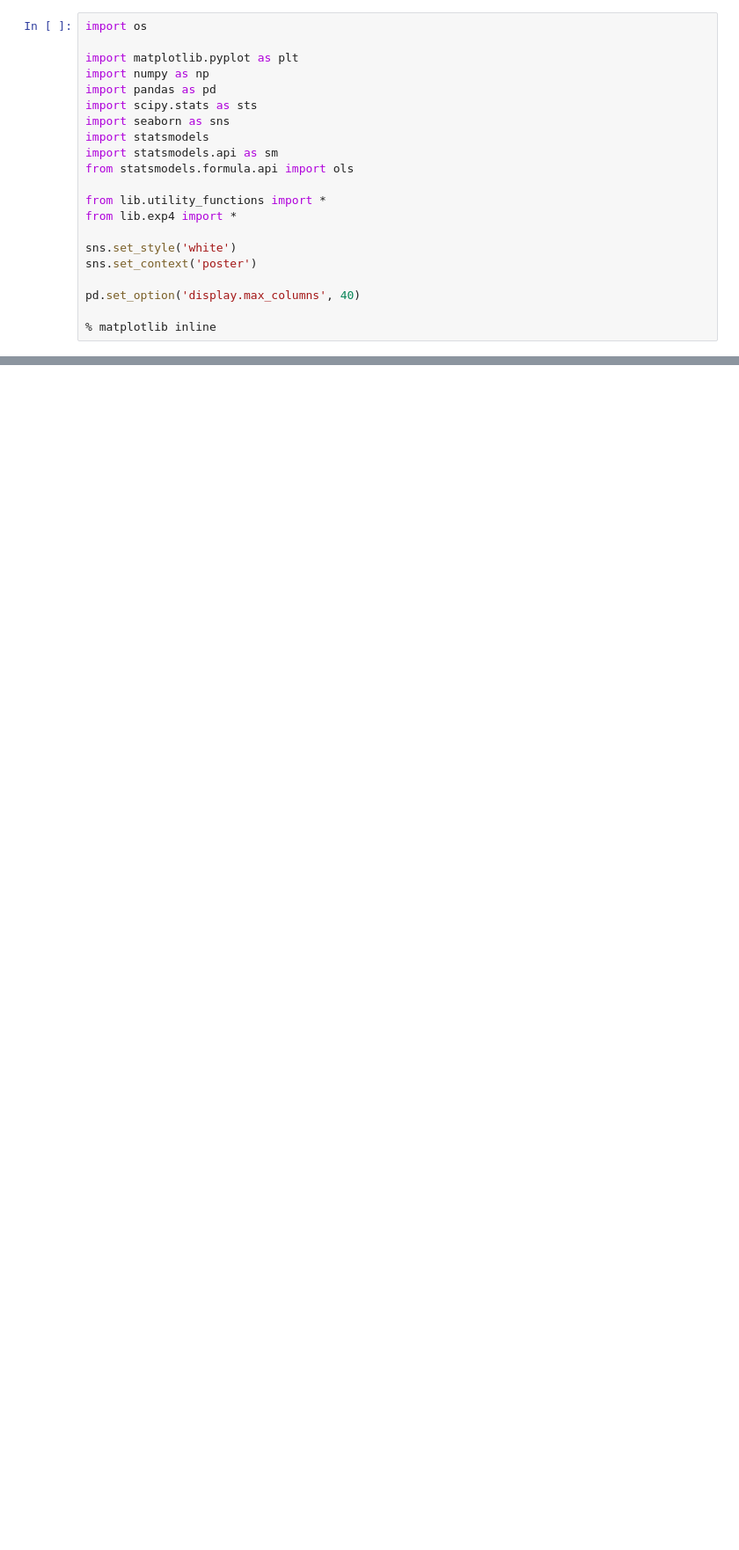
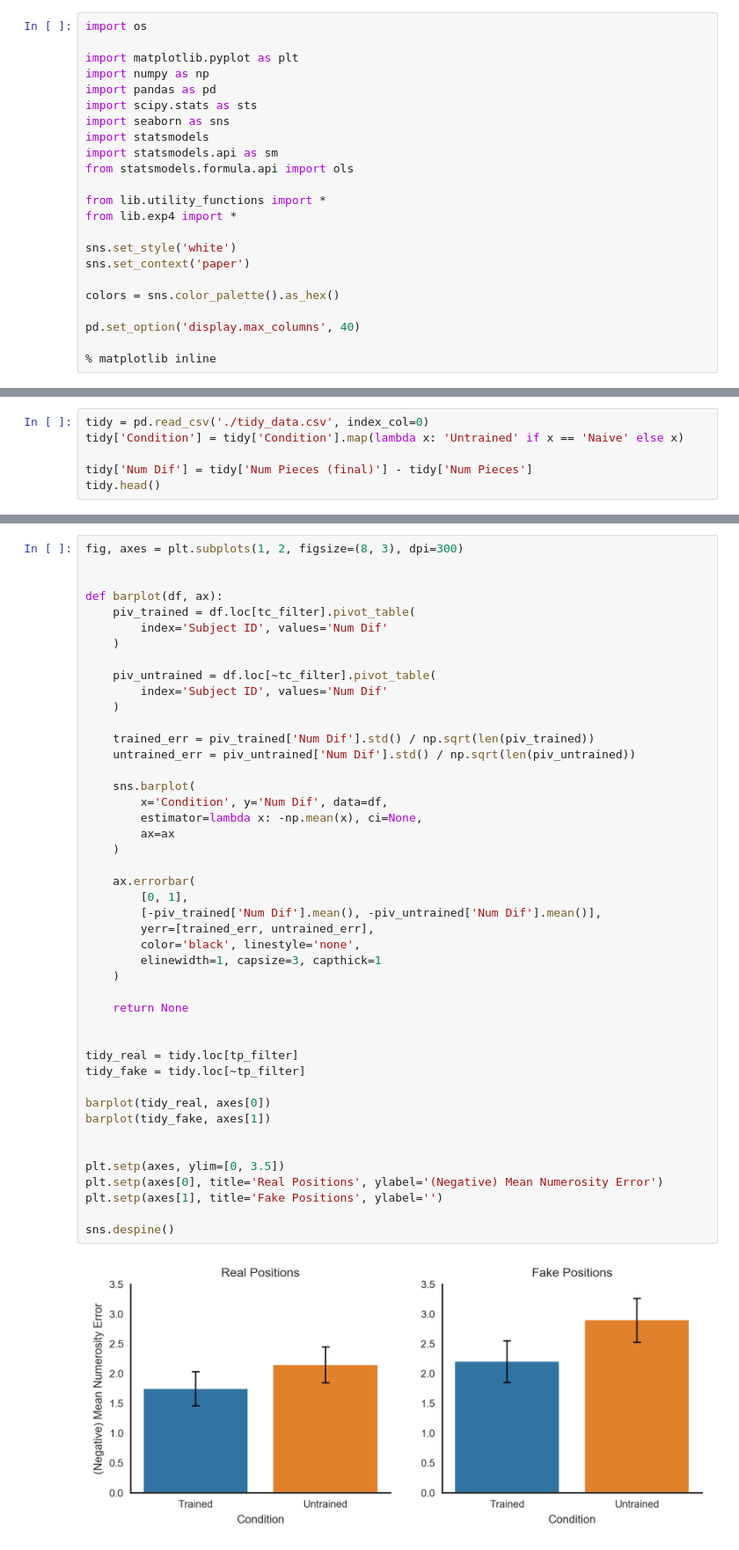
Before and after one commit to galbiati/mnk-cleaning-analysis, a Jupyter notebook: src/4 Figures.ipynb, the cells around one changed output, grey strips where cells are left out. Shown at 88% size. Cells and saved outputs as stored; diff of their text form; blank space fills up the shorter version.

```diff
--- a/src/4 Figures.ipynb
+++ b/src/4 Figures.ipynb
@@ -14,7 +14,9 @@ from lib.utility_functions import *
 from lib.exp4 import *
 
 sns.set_style('white')
-sns.set_context('poster')
+sns.set_context('paper')
+
+colors = sns.color_palette().as_hex()
 
 pd.set_option('display.max_columns', 40)
 
@@ -45,0 +24,6 @@ sns.despine()
+# %%
+tidy = pd.read_csv('./tidy_data.csv', index_col=0)
+tidy['Condition'] = tidy['Condition'].map(lambda x: 'Untrained' if x == 'Naive' else x)
+
+tidy['Num Dif'] = tidy['Num Pieces (final)'] - tidy['Num Pieces']
+tidy.head()
@@ -45,0 +151,47 @@ sns.despine()
+# %%
+fig, axes = plt.subplots(1, 2, figsize=(8, 3), dpi=300)
+
+
+def barplot(df, ax):
+    piv_trained = df.loc[tc_filter].pivot_table(
+        index='Subject ID', values='Num Dif'
+    )
+
+    piv_untrained = df.loc[~tc_filter].pivot_table(
+        index='Subject ID', values='Num Dif'
+    )
+
+    trained_err = piv_trained['Num Dif'].std() / np.sqrt(len(piv_trained))
+    untrained_err = piv_untrained['Num Dif'].std() / np.sqrt(len(piv_untrained))
+
+    sns.barplot(
+        x='Condition', y='Num Dif', data=df,
+        estimator=lambda x: -np.mean(x), ci=None,
+        ax=ax
+    )
+
+    ax.errorbar(
+        [0, 1],
+        [-piv_trained['Num Dif'].mean(), -piv_untrained['Num Dif'].mean()],
+        yerr=[trained_err, untrained_err],
+        color='black', linestyle='none',
+        elinewidth=1, capsize=3, capthick=1
+    )
+
+    return None
+
+
+tidy_real = tidy.loc[tp_filter]
+tidy_fake = tidy.loc[~tp_filter]
+
+barplot(tidy_real, axes[0])
+barplot(tidy_fake, axes[1])
+
+
+plt.setp(axes, ylim=[0, 3.5])
+plt.setp(axes[0], title='Real Positions', ylabel='(Negative) Mean Numerosity Error')
+plt.setp(axes[1], title='Fake Positions', ylabel='')
+
+sns.despine()
+# %% [output]
+[figure, added]
```
Also changed, not shown: parts of 22 cells of this notebook, 14 other files.
